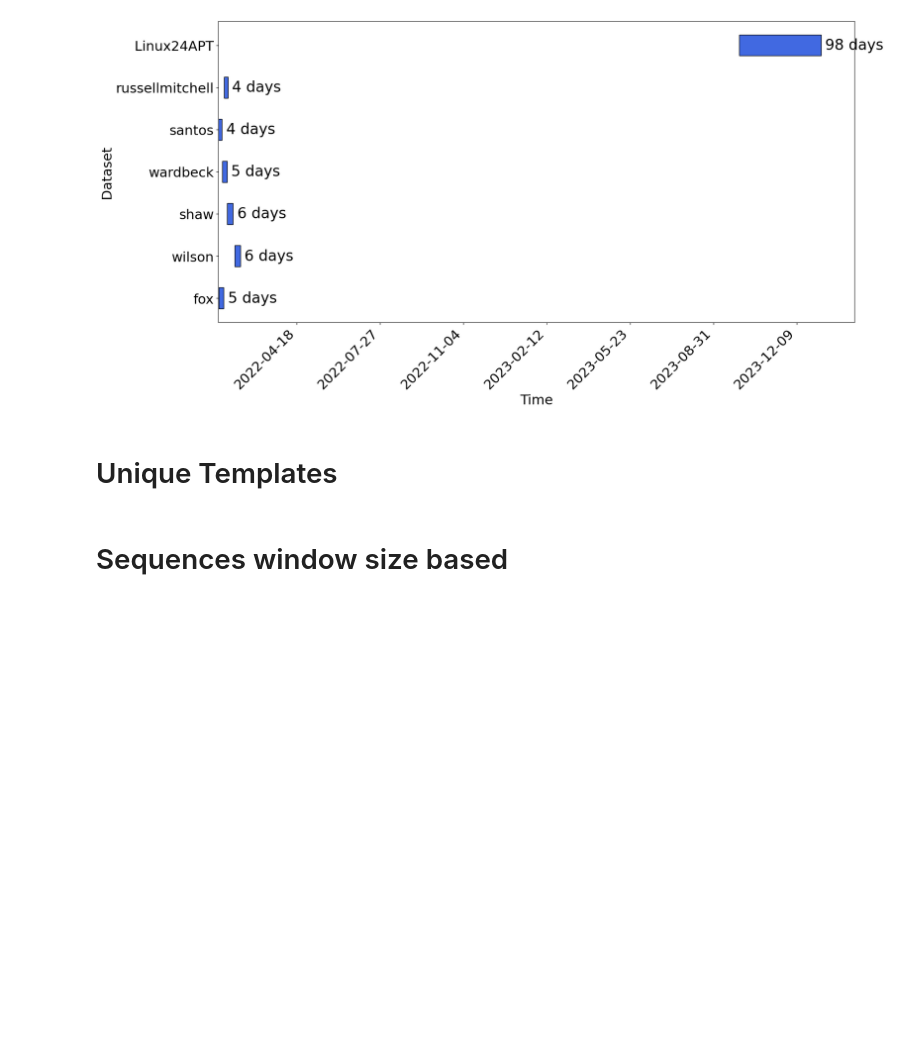
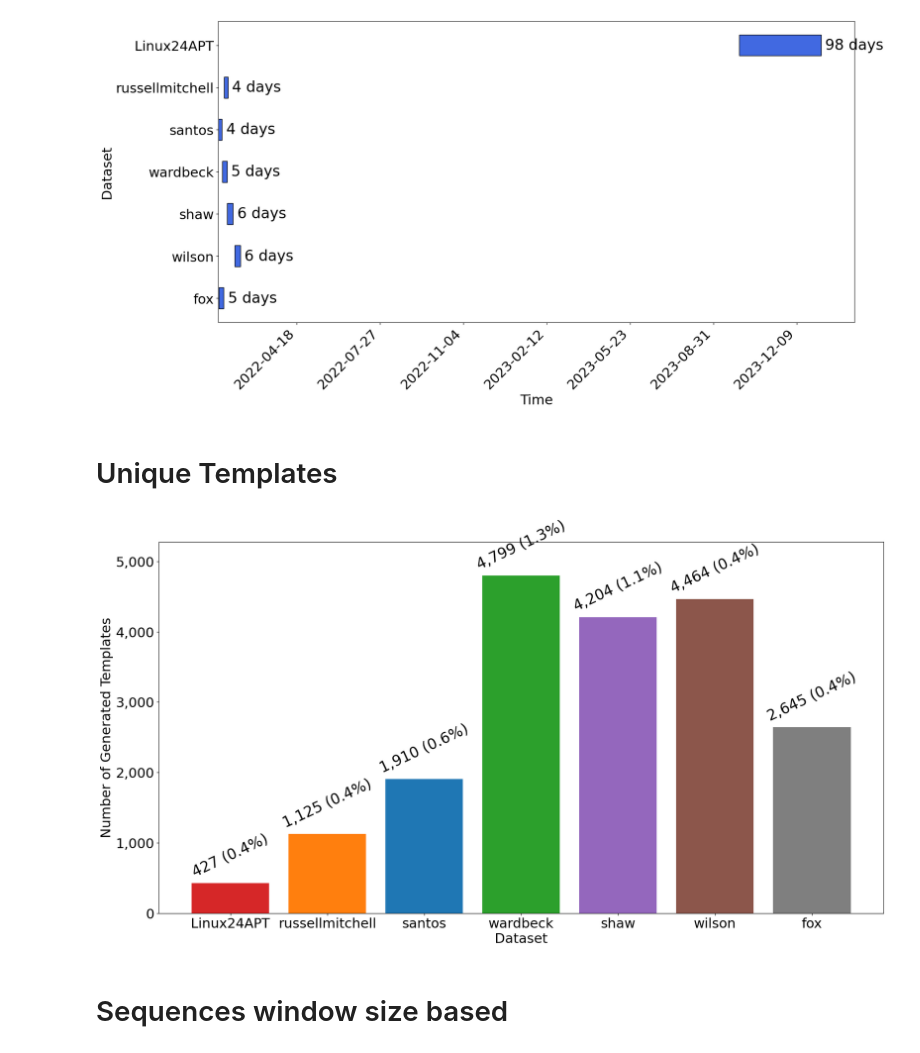
Before and after one commit to AhmedCoolProjects/Log-based-Anomaly-Detection-in-APTs, a Jupyter notebook: dataset.ipynb, the cells around one changed output. Drawn from its saved outputs; the diff is of its cells as text; code cells hidden in the pictures; blank space fills up the shorter version.

Commit message:
unique templates

```diff
--- a/dataset.ipynb
+++ b/dataset.ipynb
@@ -213,5 +213,58 @@ plt.show()
 [figure]
 # %% [markdown]
 # Unique Templates
+# %%
+TEMPLATES_PATHS = {
+    name: BASE_PATH / "drain" / f"{name}_all_templates.csv" for name in datasets
+}
+# %%
+templates_dfs = {
+    name: pd.read_csv(path, low_memory=False) for name, path in TEMPLATES_PATHS.items()
+}
+# %%
+tmpl_counts = [templates_dfs[name].shape[0] for name in datasets]
+total_counts = [data[name].shape[0] for name in datasets]
+
+# 2. Create the bar chart
+plt.style.use('default')
+fig, ax = plt.subplots(figsize=(18, 10))
+bars = ax.bar(datasets, tmpl_counts, color=['#d62728','#ff7f0e','#1f77b4', '#2ca02c',
+                                            '#9467bd', '#8c564b', '#7f7f7f'])
+
+# 3. Add annotations on top of each bar
+for i, bar in enumerate(bars):
+    height = bar.get_height()
+
+    # The text to display: "tmpl_count / str_count"
+    annotation_text = f"{tmpl_counts[i]:,} ({tmpl_counts[i] / total_counts[i]*100:.1f}%)"
+
+    ax.text(
+        bar.get_x() + bar.get_width() / 2,
+        height + (max(tmpl_counts) * 0.01),  # Position text slightly above the bar
+        annotation_text,
+        ha='center',
+        va='bottom',
+        fontsize=_FONT_SIZE,
+        # fontweight='bold',
+        rotation=25,  # Rotate text for better readability
+    )
+
+# 4. Customize the plot for clarity
+ax.set_xlabel('Dataset', fontsize=_FS)
+ax.set_ylabel('Number of Generated Templates', fontsize=_FS)
+ax.set_xticklabels(datasets, fontsize=_FS)
+# fontsize for y values
+ax.get_yaxis().set_tick_params(labelsize=_FS)
+
+ax.get_yaxis(
+    ).set_major_formatter(
+    plt.FuncFormatter(lambda x, p: format(int(x), ','))
+)
+
+ax.set_ylim(0, max(tmpl_counts) * 1.1)
+plt.tight_layout()
+plt.show()
+# %% [output]
+[figure, added]
 # %% [markdown]
 # Sequences window size based
```
Also changed, not shown: 1 other file.
